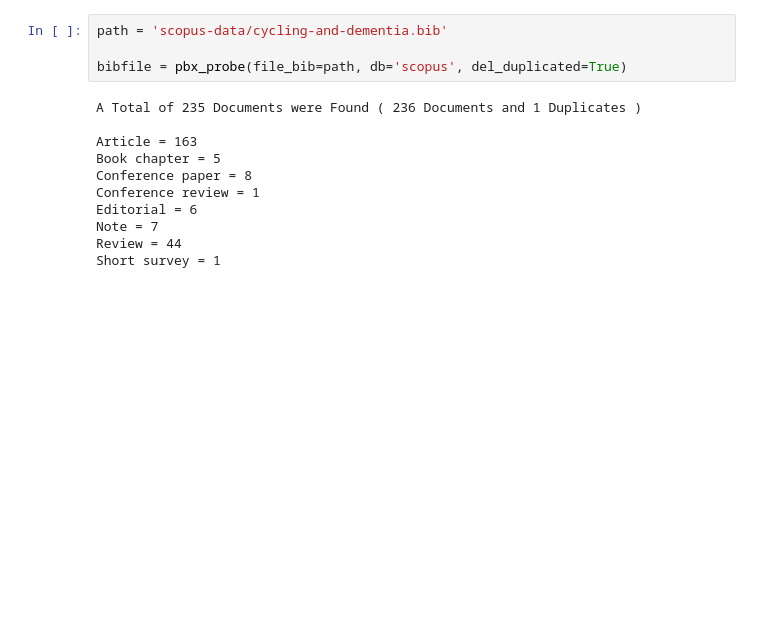
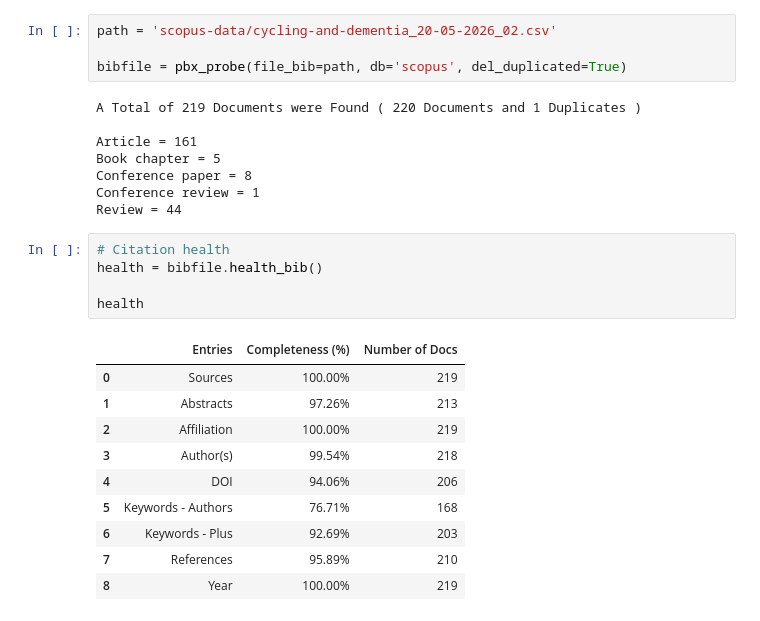
Before and after one commit to KylaYy/S2026-Research-Project, a Jupyter notebook: NB01_bibliometric-review.ipynb, the cells around one changed output. Drawn from its saved outputs; the diff is of its cells as text; blank space fills up the shorter version.

```diff
--- a/NB01_bibliometric-review.ipynb
+++ b/NB01_bibliometric-review.ipynb
@@ -30,15 +57,28 @@ Query: "cycling" AND "dementia"
 # %%
-path = 'scopus-data/cycling-and-dementia.bib'
+path = 'scopus-data/cycling-and-dementia_20-05-2026_02.csv'
 
 bibfile = pbx_probe(file_bib=path, db='scopus', del_duplicated=True)
 # %% [output]
-A Total of 235 Documents were Found ( 236 Documents and 1 Duplicates )
+A Total of 219 Documents were Found ( 220 Documents and 1 Duplicates )
 
-Article = 163
+Article = 161
 Book chapter = 5
 Conference paper = 8
 Conference review = 1
-Editorial = 6
-Note = 7
 Review = 44
-Short survey = 1
+# %%
+# Citation health
+health = bibfile.health_bib()
+
+health
+# %% [output]
+|  | Entries | Completeness (%) | Number of Docs |
+| 0 | Sources | 100.00% | 219 |
+| 1 | Abstracts | 97.26% | 213 |
+| 2 | Affiliation | 100.00% | 219 |
+| 3 | Author(s) | 99.54% | 218 |
+| 4 | DOI | 94.06% | 206 |
+| 5 | Keywords - Authors | 76.71% | 168 |
+| 6 | Keywords - Plus | 92.69% | 203 |
+| 7 | References | 95.89% | 210 |
+| 8 | Year | 100.00% | 219 |
```
Also changed, not shown: parts of 19 cells of this notebook.
